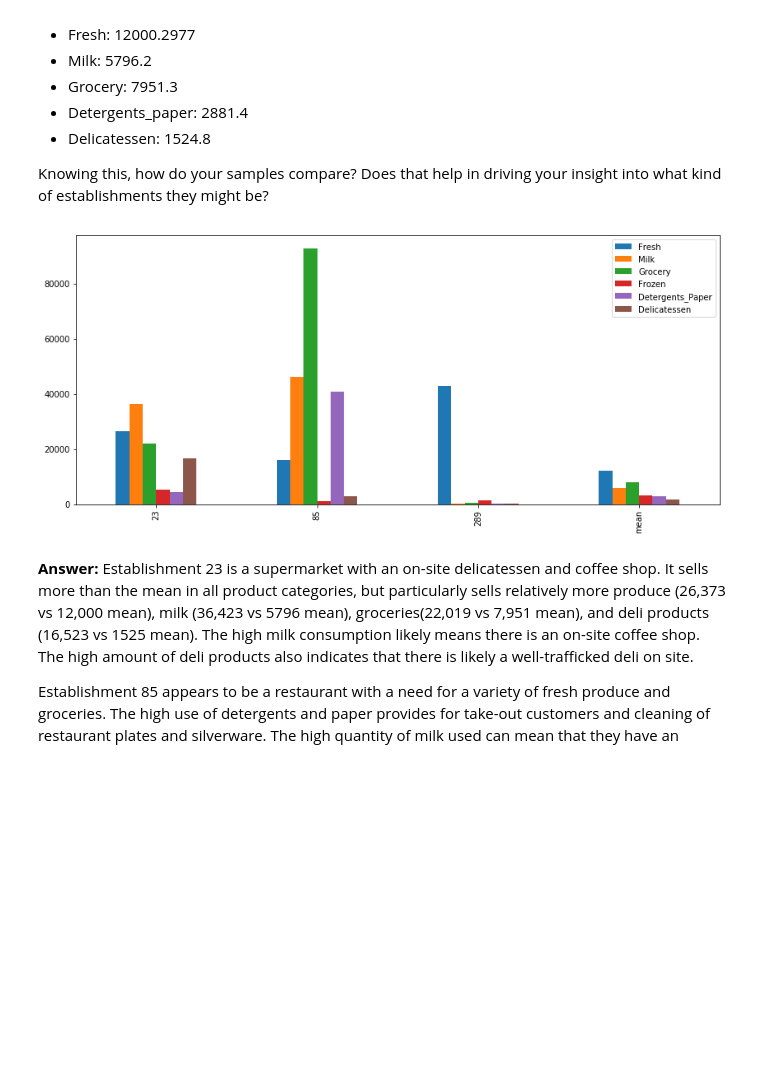
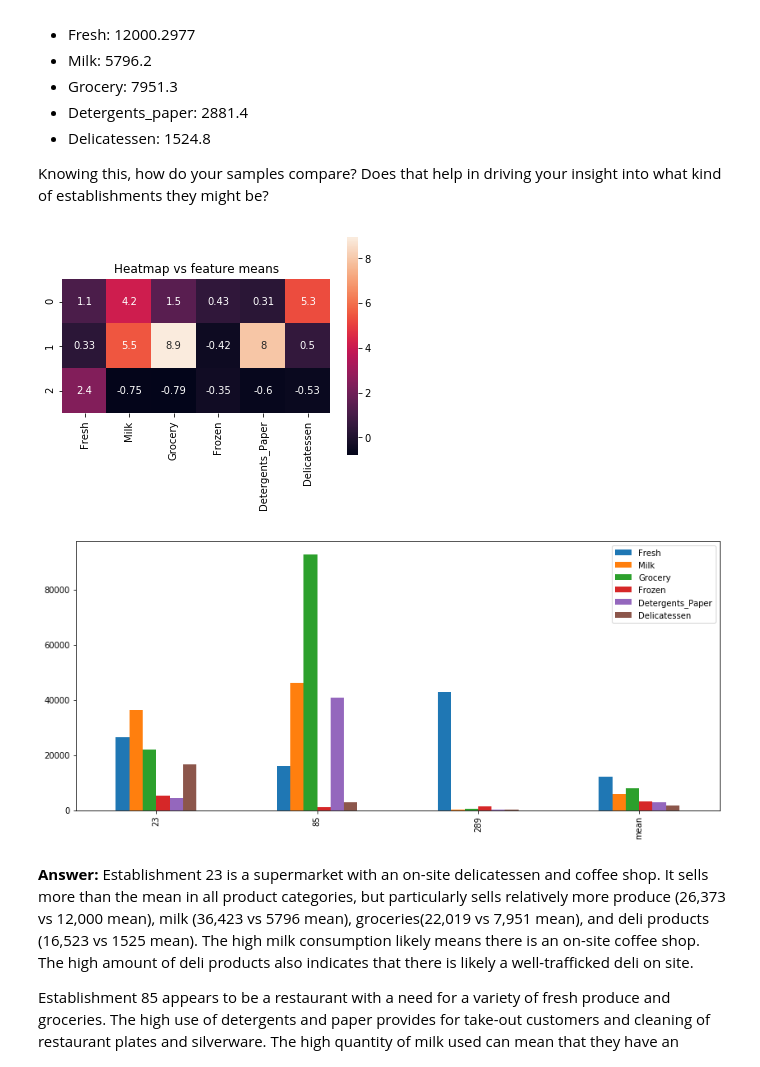
Before and after one commit to jbromley/mle, a Jupyter notebook: customer_segments/customer_segments.ipynb, the cells around one changed output. Saved outputs shown, nothing was run; the diff lists cells and outputs as text; code cells hidden in the pictures; blank space fills up the shorter version.

```diff
--- a/customer_segments/customer_segments.ipynb
+++ b/customer_segments/customer_segments.ipynb
@@ -88,13 +88,18 @@ Consider the total purchase cost of each product category and the statistical de
 
 Knowing this, how do your samples compare? Does that help in driving your insight into what kind of establishments they might be?
 # %%
-# Visualize samples
+# Produce a heat map of how the sample points compare to feature means.
+plt.axes().set_title("Heatmap vs feature means")
+sns.heatmap((samples - data.mean()) / data.std(ddof=0), annot=True, cbar=True, square=True)
+
+# Visualize sample data points versus the mean.
 import seaborn as sns
 samples_bar = samples.append(data.describe().loc['mean'])
 samples_bar.index = indices + ['mean']
 _ = samples_bar.plot(kind='bar', figsize=(14,6))
 # %% [output]
-[figure, old version]
+[figure, new version]
+[figure, added]
 # %% [markdown]
 **Answer:** Establishment 23 is a supermarket with an on-site delicatessen and coffee shop. It sells more than the mean in all product categories, but particularly sells relatively more produce (26,373 vs 12,000 mean), milk (36,423 vs 5796 mean), groceries(22,019 vs 7,951 mean), and deli products (16,523 vs 1525 mean). The high milk consumption likely means there is an on-site coffee shop. The high amount of deli products also indicates that there is likely a well-trafficked deli on site.
 
```
Also changed, not shown: parts of 37 cells of this notebook, 2 other files.
